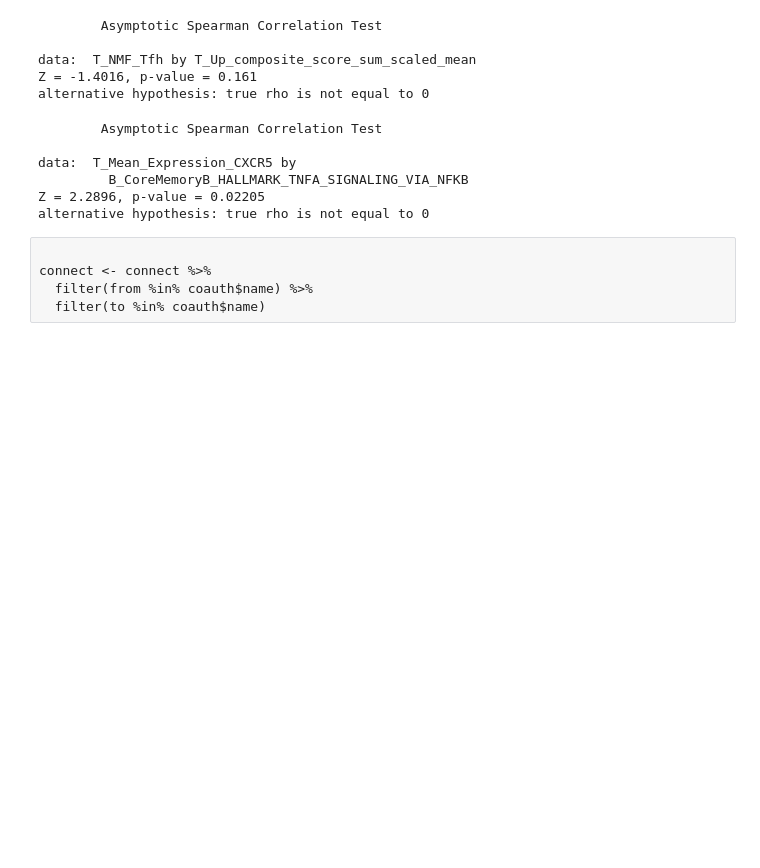
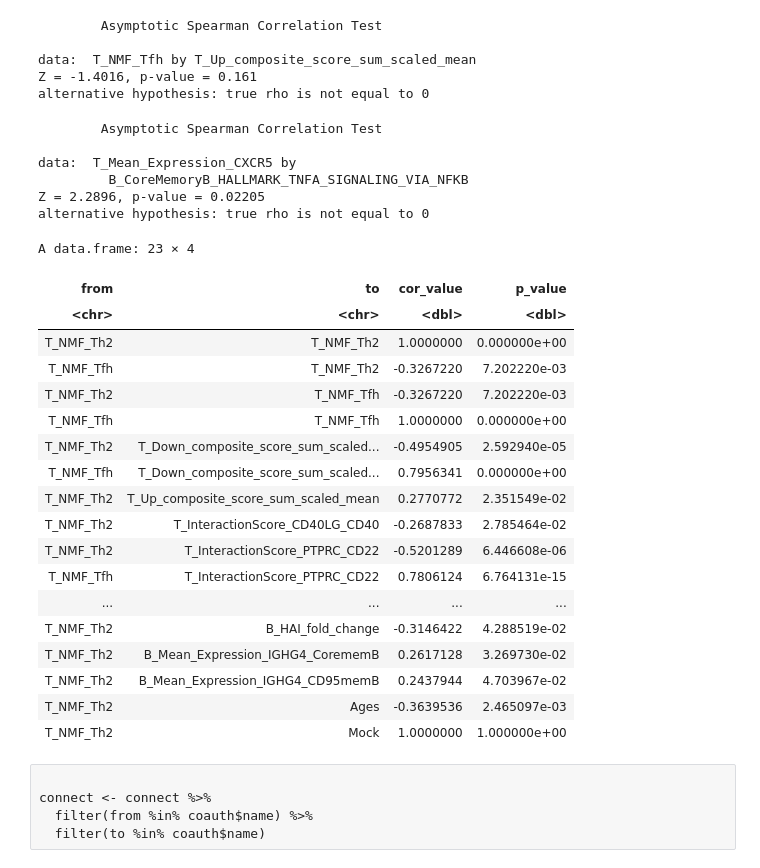
Before and after one commit to aifimmunology/IHA-Figure, a Jupyter notebook: Figure7/01_FigA.ipynb, the cells around one changed output. Saved outputs shown, nothing was run; the diff lists cells and outputs as text; code cells hidden in the pictures; blank space fills up the shorter version.

```diff
--- a/Figure7/01_FigA.ipynb
+++ b/Figure7/01_FigA.ipynb
@@ -192,6 +195,28 @@ gap_mock<-data.frame( from = "T_NMF_Th2",
                      p_value=1)
 # %%
 connect<-rbind(connect,gap_mock)
+# %%
+connect
+# %% [output]
+A data.frame: 23 × 4
+| from | to | cor_value | p_value |
+| <chr> | <chr> | <dbl> | <dbl> |
+| T_NMF_Th2 | T_NMF_Th2 | 1.0000000 | 0.000000e+00 |
+| T_NMF_Tfh | T_NMF_Th2 | -0.3267220 | 7.202220e-03 |
+| T_NMF_Th2 | T_NMF_Tfh | -0.3267220 | 7.202220e-03 |
+| T_NMF_Tfh | T_NMF_Tfh | 1.0000000 | 0.000000e+00 |
+| T_NMF_Th2 | T_Down_composite_score_sum_scaled... | -0.4954905 | 2.592940e-05 |
+| T_NMF_Tfh | T_Down_composite_score_sum_scaled... | 0.7956341 | 0.000000e+00 |
+| T_NMF_Th2 | T_Up_composite_score_sum_scaled_mean | 0.2770772 | 2.351549e-02 |
+| T_NMF_Th2 | T_InteractionScore_CD40LG_CD40 | -0.2687833 | 2.785464e-02 |
+| T_NMF_Th2 | T_InteractionScore_PTPRC_CD22 | -0.5201289 | 6.446608e-06 |
+| T_NMF_Tfh | T_InteractionScore_PTPRC_CD22 | 0.7806124 | 6.764131e-15 |
+| ... | ... | ... | ... |
+| T_NMF_Th2 | B_HAI_fold_change | -0.3146422 | 4.288519e-02 |
+| T_NMF_Th2 | B_Mean_Expression_IGHG4_CorememB | 0.2617128 | 3.269730e-02 |
+| T_NMF_Th2 | B_Mean_Expression_IGHG4_CD95memB | 0.2437944 | 4.703967e-02 |
+| T_NMF_Th2 | Ages | -0.3639536 | 2.465097e-03 |
+| T_NMF_Th2 | Mock | 1.0000000 | 1.000000e+00 |
 # %%
 replacements <- c("T_NMF_Th2" = "CM CD4 T-Th2 Scores",
                   "T_NMF_Tfh" = "CM CD4 T-Tfh Scores",
```
Also changed, not shown: parts of 5 cells of this notebook, 16 other files.
